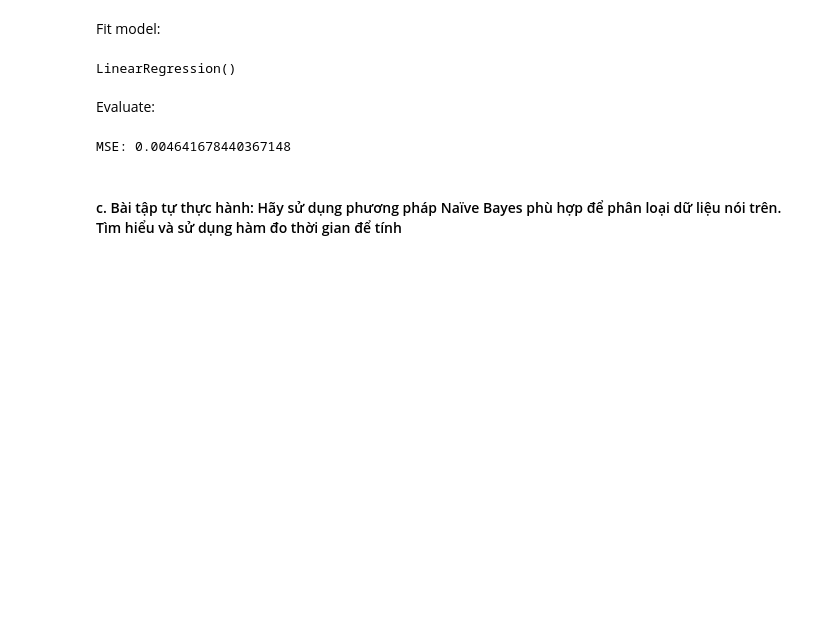
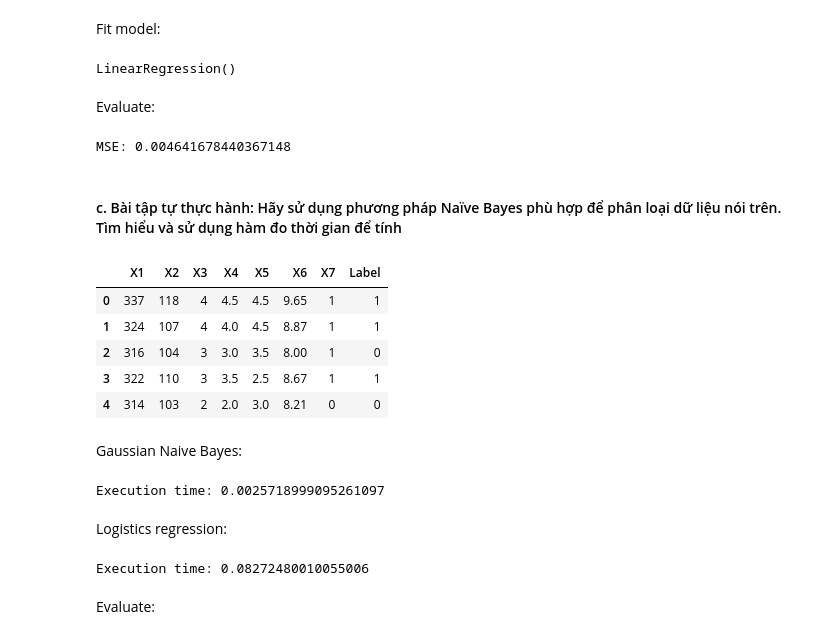
Before and after one commit to Kizza2014/machine_learning, a Jupyter notebook: Lab/lab3_logistics_regression/logistics_regression.ipynb, the cells around one changed output. Cells and saved outputs as stored; diff of their text form; code cells hidden in the pictures; blank space fills up the shorter version.

```diff
--- a/Lab/lab3_logistics_regression/logistics_regression.ipynb
+++ b/Lab/lab3_logistics_regression/logistics_regression.ipynb
@@ -350,3 +313,19 @@ print(f'MSE: {mse}')
 MSE: 0.004641678440367148
 # %% [markdown]
 #### c. Bài tập tự thực hành: Hãy sử dụng phương pháp Naïve Bayes phù hợp để phân loại dữ liệu nói trên. Tìm hiểu và sử dụng hàm đo thời gian để tính
+# %%
+import pandas as pd
+
+data = pd.read_csv('Admission_Predict.csv')
+data['Label'] = np.where(data['Chance of Admit'] >= 0.75, 1, 0)
+data.drop(['Serial No.', 'Chance of Admit'], inplace=True, axis=1)
+names = ['X1', 'X2', 'X3', 'X4', 'X5', 'X6', 'X7', 'Label']
+data.columns = names
+data.head()
+# %% [output]
+|  | X1 | X2 | X3 | X4 | X5 | X6 | X7 | Label |
+| 0 | 337 | 118 | 4 | 4.5 | 4.5 | 9.65 | 1 | 1 |
+| 1 | 324 | 107 | 4 | 4.0 | 4.5 | 8.87 | 1 | 1 |
+| 2 | 316 | 104 | 3 | 3.0 | 3.5 | 8.00 | 1 | 0 |
+| 3 | 322 | 110 | 3 | 3.5 | 2.5 | 8.67 | 1 | 1 |
+| 4 | 314 | 103 | 2 | 2.0 | 3.0 | 8.21 | 0 | 0 |
@@ -352,0 +335,26 @@ MSE: 0.004641678440367148
+# %% [markdown]
+Gaussian Naive Bayes:
+# %%
+from sklearn.naive_bayes import GaussianNB
+import time
+
+start_time = time.perf_counter()
+gaussianNB = GaussianNB(priors=None).fit(X_train, y_train)
+end_time = time.perf_counter()
+print(f'Execution time: {end_time - start_time}')
+# %% [output]
+Execution time: 0.0025718999095261097
+# %% [markdown]
+Logistics regression:
+# %%
+from sklearn.linear_model import LogisticRegression
+import time
+
+start_time = time.perf_counter()
+log_reg = LogisticRegression(max_iter=10000).fit(X_train, y_train)
+end_time = time.perf_counter()
+print(f'Execution time: {end_time - start_time}')
+# %% [output]
+Execution time: 0.08272480010055006
+# %% [markdown]
+Evaluate:
```
Also changed, not shown: parts of 20 cells of this notebook.
